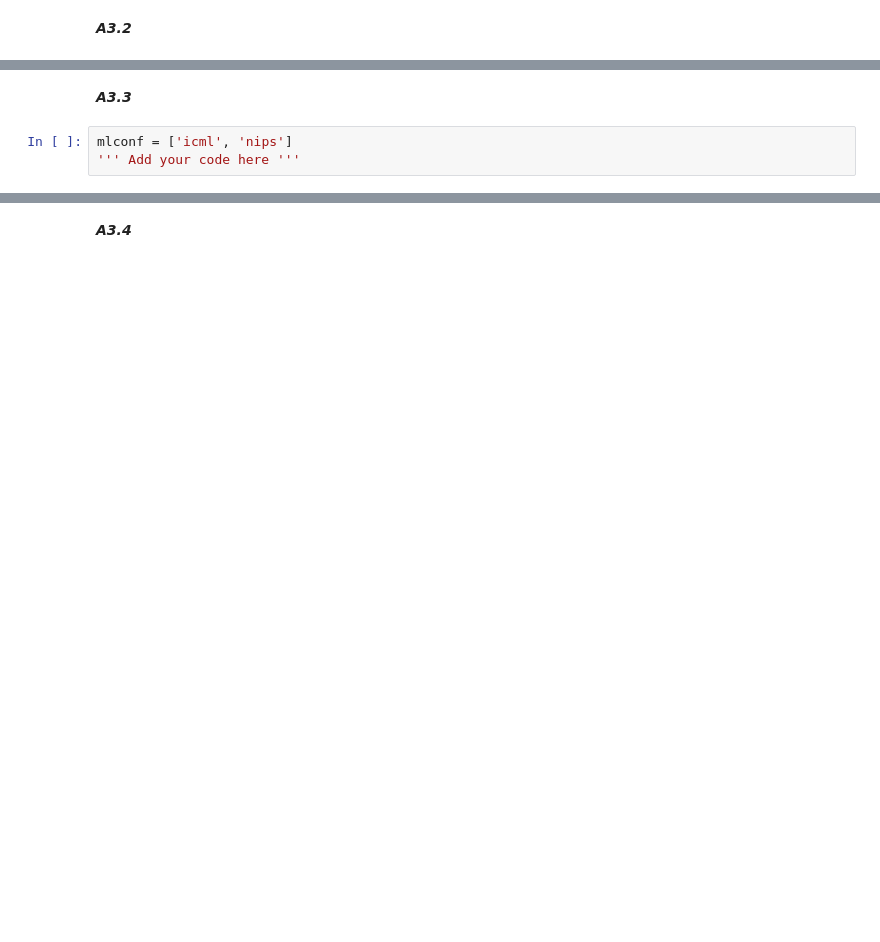
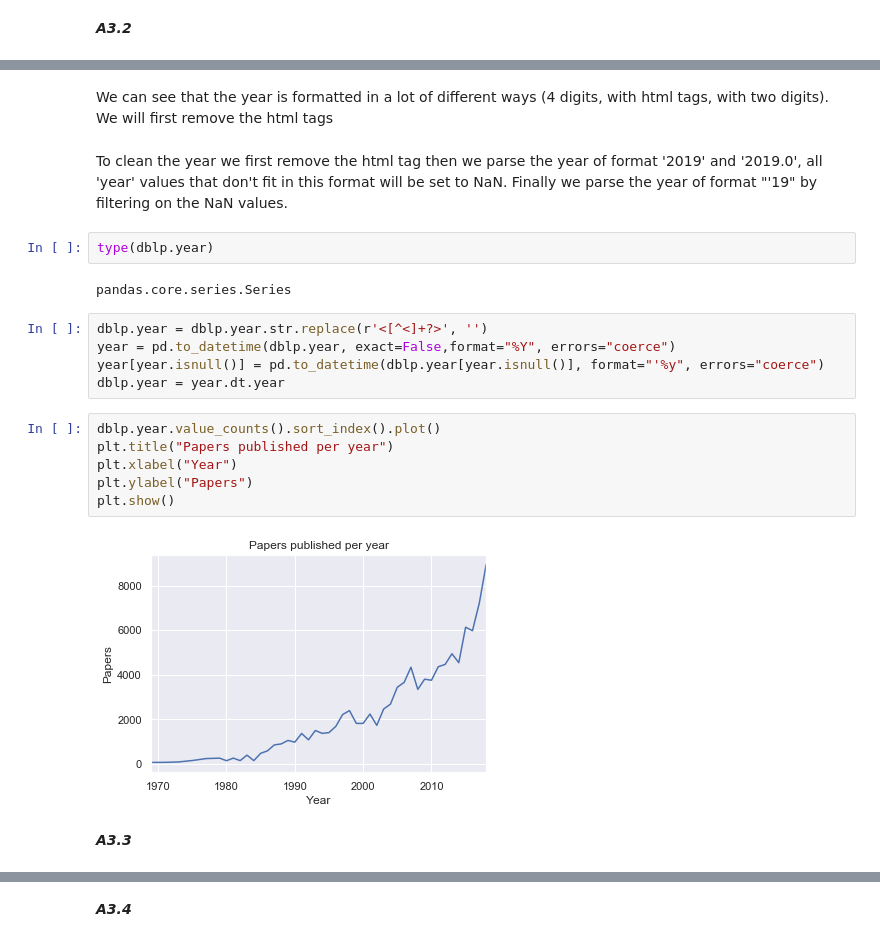
Before and after one commit to Lambo97/ADA-CS-401, a Jupyter notebook: Homework/01 - Pandas and Data Wrangling/hw1.ipynb, the cells around one changed output, grey strips where cells are left out. Cells and saved outputs as stored; diff of their text form; blank space fills up the shorter version.

```diff
--- a/Homework/01 - Pandas and Data Wrangling/hw1.ipynb
+++ b/Homework/01 - Pandas and Data Wrangling/hw1.ipynb
@@ -78,5 +264,23 @@ _Note: In order to avoid re-running the cleaning part of the notebook every time
+# %% [markdown]
+We can see that the year is formatted in a lot of different ways (4 digits, with html tags, with two digits). We will first remove the html tags
+# %% [markdown]
+To clean the year we first remove the html tag then we parse the year of format '2019' and '2019.0', all 'year' values that don't fit in this format will be set to NaN. Finally we parse the year of format "'19" by filtering on the NaN values.
+# %%
+type(dblp.year)
+# %% [output]
+pandas.core.series.Series
+# %%
+dblp.year = dblp.year.str.replace(r'<[^<]+?>', '')
+year = pd.to_datetime(dblp.year, exact=False,format="%Y", errors="coerce")
+year[year.isnull()] = pd.to_datetime(dblp.year[year.isnull()], format="'%y", errors="coerce")
+dblp.year = year.dt.year
+# %%
+dblp.year.value_counts().sort_index().plot()
+plt.title("Papers published per year")
+plt.xlabel("Year")
+plt.ylabel("Papers")
+plt.show()
+# %% [output]
+[figure, added]
 # %% [markdown]
 ***A3.3***
-# %%
-mlconf = ['icml', 'nips']
-''' Add your code here '''
```
Also changed, not shown: parts of 116 cells of this notebook.
